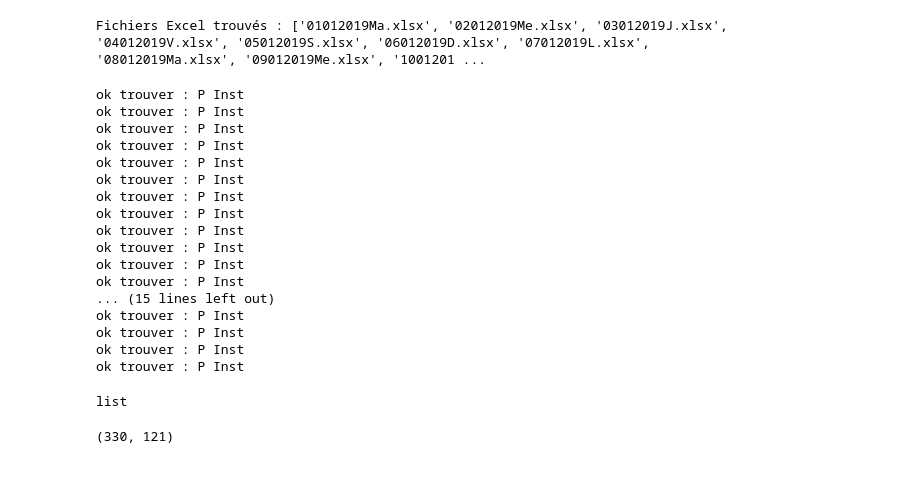
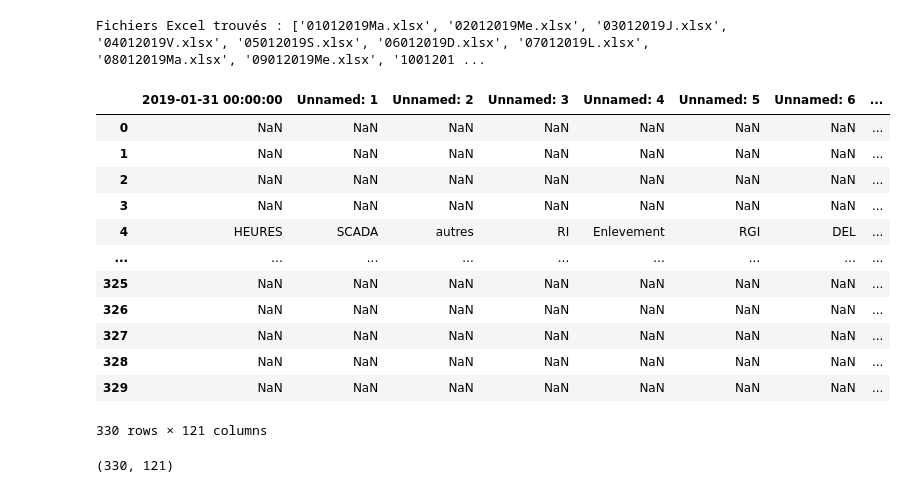
Before and after one commit to toutenergie/Mes_programmes_python_these, a Jupyter notebook: ANALYSE_DONNEES8THESE/extration1.ipynb, the cells around one changed output. Cells and saved outputs as stored; diff of their text form; code cells hidden in the pictures.

```diff
--- a/ANALYSE_DONNEES8THESE/extration1.ipynb
+++ b/ANALYSE_DONNEES8THESE/extration1.ipynb
@@ -263,28 +263,27 @@ for classeur in fichiers_excel1:
     for cellule in pd.read_excel(chemin_complet,sheet_name=None).keys():
         if cellule == 'P Inst':
             print(f"ok trouver : {cellule}")
+            Pinstall = pd.read_excel(chemin_complet,skiprows=2,sheet_name='P Inst',engine='openpyxl')
+            Pinstall.head()
+            break
+        break
+    break
-# %% [output]
-ok trouver : P Inst
-ok trouver : P Inst
-ok trouver : P Inst
-ok trouver : P Inst
-ok trouver : P Inst
-ok trouver : P Inst
-ok trouver : P Inst
-ok trouver : P Inst
-ok trouver : P Inst
-ok trouver : P Inst
-ok trouver : P Inst
-ok trouver : P Inst
-... (15 lines left out)
-ok trouver : P Inst
-ok trouver : P Inst
-ok trouver : P Inst
-ok trouver : P Inst
-# %%
-type(Tout)
-# %% [output]
-list
+# %%
+ Pinstall
+# %% [output]
+|  | 2019-01-31 00:00:00 | Unnamed: 1 | Unnamed: 2 | Unnamed: 3 | Unnamed: 4 | Unnamed: 5 | Unnamed: 6 | ... |
+| 0 | NaN | NaN | NaN | NaN | NaN | NaN | NaN | ... |
+| 1 | NaN | NaN | NaN | NaN | NaN | NaN | NaN | ... |
+| 2 | NaN | NaN | NaN | NaN | NaN | NaN | NaN | ... |
+| 3 | NaN | NaN | NaN | NaN | NaN | NaN | NaN | ... |
+| 4 | HEURES | SCADA | autres | RI | Enlevement | RGI | DEL | ... |
+| ... | ... | ... | ... | ... | ... | ... | ... | ... |
+| 325 | NaN | NaN | NaN | NaN | NaN | NaN | NaN | ... |
+| 326 | NaN | NaN | NaN | NaN | NaN | NaN | NaN | ... |
+| 327 | NaN | NaN | NaN | NaN | NaN | NaN | NaN | ... |
+| 328 | NaN | NaN | NaN | NaN | NaN | NaN | NaN | ... |
+| 329 | NaN | NaN | NaN | NaN | NaN | NaN | NaN | ... |
+330 rows × 121 columns
 # %%
 Pinstall.shape
 # %% [output]
```
Also changed, not shown: parts of 1 cell of this notebook, 4 other files.
